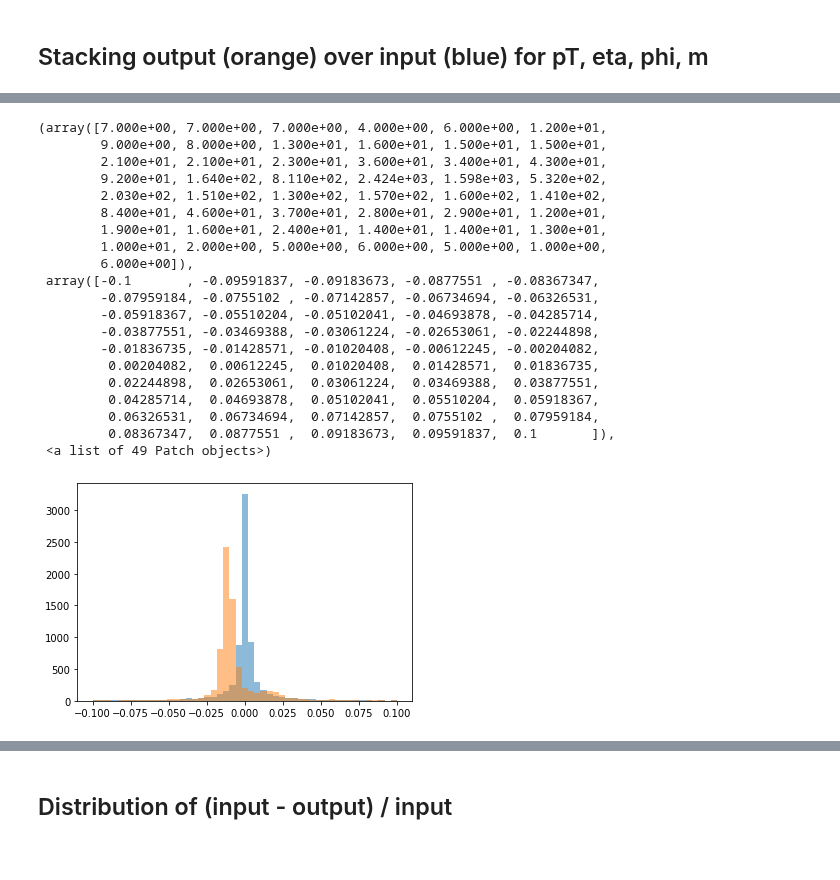
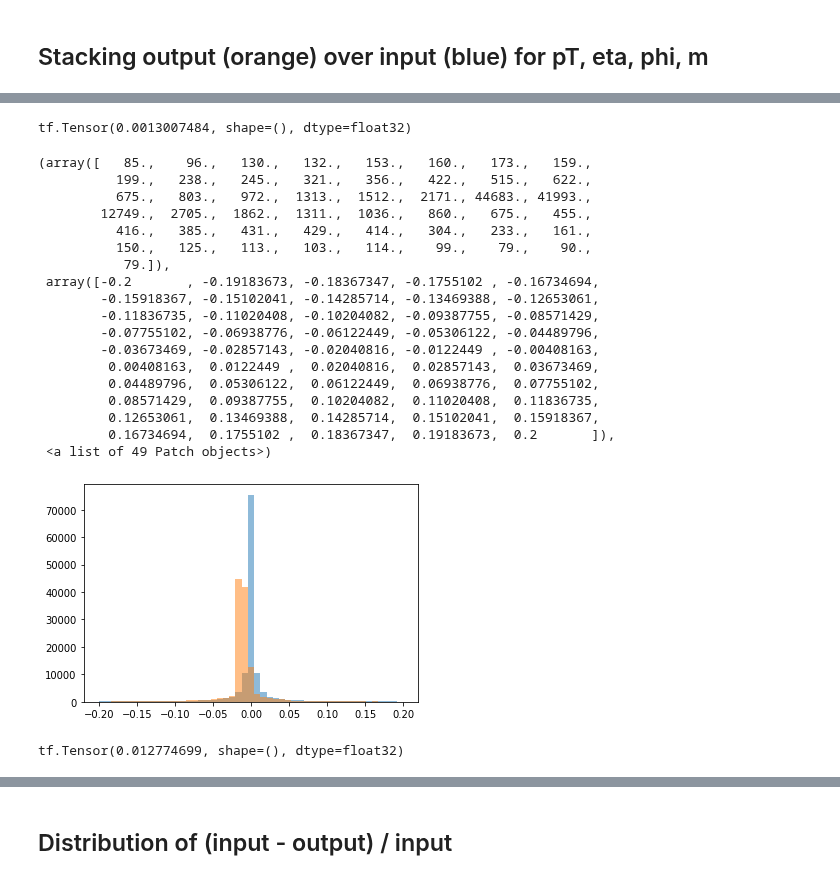
Before and after one commit to stsan9/AnomalyDetection4Jets, a Jupyter notebook: code/AE.ipynb, the cells around one changed output, grey strips where cells are left out. Cells and saved outputs as stored; diff of their text form; code cells hidden in the pictures.

```diff
--- a/code/AE.ipynb
+++ b/code/AE.ipynb
@@ -9,7 +9,7 @@ import tensorflow as tf
 # %%
 path = '/anomalyvol/data/events_LHCO2020_backgroundMC_Pythia.h5'
 # %%
-df = pd.read_hdf(path,stop=6000) # just read first 10000 events
+df = pd.read_hdf(path,stop=100000) # just read first 10000 events
 # %%
 all_events = df.values
 # %%
@@ -93,7 +96,7 @@ def sampling(args):
     epsilon = K.random_normal(shape=(batch, dim))
     return z_mean + K.exp(0.5 * z_log_var) * epsilon
 # %%
-inter_dim_1 = 16
+inter_dim_1 = 32
 inter_dim_2 = 16
 final_dim = 8
 latent_dim = 2
@@ -124,7 +126,8 @@ vae = Model(inputs = x, outputs = x_decoded_mean, name = 'vae')
 # %%
 mse = keras.losses.MeanSquaredError()
 def ae_loss(x, y):
-    mse_loss = mse(x, y)
+    mse_loss = 0.25 * (16*(x[::,0] - y[::,0])**2 + 8*(x[::,1] - y[::,1])**2 + 1*(x[::,2] - y[::,2])**2 + 1*(x[::,3] - y[::,3])**2)
+    # mse_loss = mse(x,y)
     return mse_loss
 
 vae.compile(optimizer='adam', loss=ae_loss)
@@ -154,7 +157,7 @@ _________________________________________________________________
 from sklearn.model_selection import train_test_split
 # %%
 batch_size = 1000
-epochs = 100
+epochs = 200
 # %%
 x_train.shape
 # %% [output]
@@ -306,29 +312,35 @@ plt.hist(px_pred, bins=bins,alpha=0.5)
+# %%
+print(mse(px,px_pred))
+# %% [output]
+tf.Tensor(0.0013007484, shape=(), dtype=float32)
 # %%
-bins = np.linspace(-0.1, 0.1, 50)
+bins = np.linspace(-0.2, 0.2, 50)
 plt.hist(py, bins=bins,alpha=0.5)
 plt.hist(py_pred, bins=bins,alpha=0.5)
 # %% [output]
-(array([7.000e+00, 7.000e+00, 7.000e+00, 4.000e+00, 6.000e+00, 1.200e+01,
-        9.000e+00, 8.000e+00, 1.300e+01, 1.600e+01, 1.500e+01, 1.500e+01,
-        2.100e+01, 2.100e+01, 2.300e+01, 3.600e+01, 3.400e+01, 4.300e+01,
-        9.200e+01, 1.640e+02, 8.110e+02, 2.424e+03, 1.598e+03, 5.320e+02,
-        2.030e+02, 1.510e+02, 1.300e+02, 1.570e+02, 1.600e+02, 1.410e+02,
-        8.400e+01, 4.600e+01, 3.700e+01, 2.800e+01, 2.900e+01, 1.200e+01,
-        1.900e+01, 1.600e+01, 2.400e+01, 1.400e+01, 1.400e+01, 1.300e+01,
-        1.000e+01, 2.000e+00, 5.000e+00, 6.000e+00, 5.000e+00, 1.000e+00,
-        6.000e+00]),
- array([-0.1       , -0.09591837, -0.09183673, -0.0877551 , -0.08367347,
-        -0.07959184, -0.0755102 , -0.07142857, -0.06734694, -0.06326531,
-        -0.05918367, -0.05510204, -0.05102041, -0.04693878, -0.04285714,
-        -0.03877551, -0.03469388, -0.03061224, -0.02653061, -0.02244898,
-        -0.01836735, -0.01428571, -0.01020408, -0.00612245, -0.00204082,
-         0.00204082,  0.00612245,  0.01020408,  0.01428571,  0.01836735,
-         0.02244898,  0.02653061,  0.03061224,  0.03469388,  0.03877551,
-         0.04285714,  0.04693878,  0.05102041,  0.05510204,  0.05918367,
-         0.06326531,  0.06734694,  0.07142857,  0.0755102 ,  0.07959184,
-         0.08367347,  0.0877551 ,  0.09183673,  0.09591837,  0.1       ]),
+(array([   85.,    96.,   130.,   132.,   153.,   160.,   173.,   159.,
+          199.,   238.,   245.,   321.,   356.,   422.,   515.,   622.,
+          675.,   803.,   972.,  1313.,  1512.,  2171., 44683., 41993.,
+        12749.,  2705.,  1862.,  1311.,  1036.,   860.,   675.,   455.,
+          416.,   385.,   431.,   429.,   414.,   304.,   233.,   161.,
+          150.,   125.,   113.,   103.,   114.,    99.,    79.,    90.,
+           79.]),
+ array([-0.2       , -0.19183673, -0.18367347, -0.1755102 , -0.16734694,
+        -0.15918367, -0.15102041, -0.14285714, -0.13469388, -0.12653061,
+        -0.11836735, -0.11020408, -0.10204082, -0.09387755, -0.08571429,
+        -0.07755102, -0.06938776, -0.06122449, -0.05306122, -0.04489796,
+        -0.03673469, -0.02857143, -0.02040816, -0.0122449 , -0.00408163,
+         0.00408163,  0.0122449 ,  0.02040816,  0.02857143,  0.03673469,
+         0.04489796,  0.05306122,  0.06122449,  0.06938776,  0.07755102,
+         0.08571429,  0.09387755,  0.10204082,  0.11020408,  0.11836735,
+         0.12653061,  0.13469388,  0.14285714,  0.15102041,  0.15918367,
+         0.16734694,  0.1755102 ,  0.18367347,  0.19183673,  0.2       ]),
  <a list of 49 Patch objects>)
-[figure, old version]
+[figure, new version]
+# %%
+print(mse(py,py_pred))
+# %% [output]
+tf.Tensor(0.012774699, shape=(), dtype=float32)
 # %%
 bins = np.linspace(-0.5, 0.5, 50)
 plt.hist(pz, bins=bins,alpha=0.5)
```
Also changed, not shown: parts of 21 cells of this notebook.
